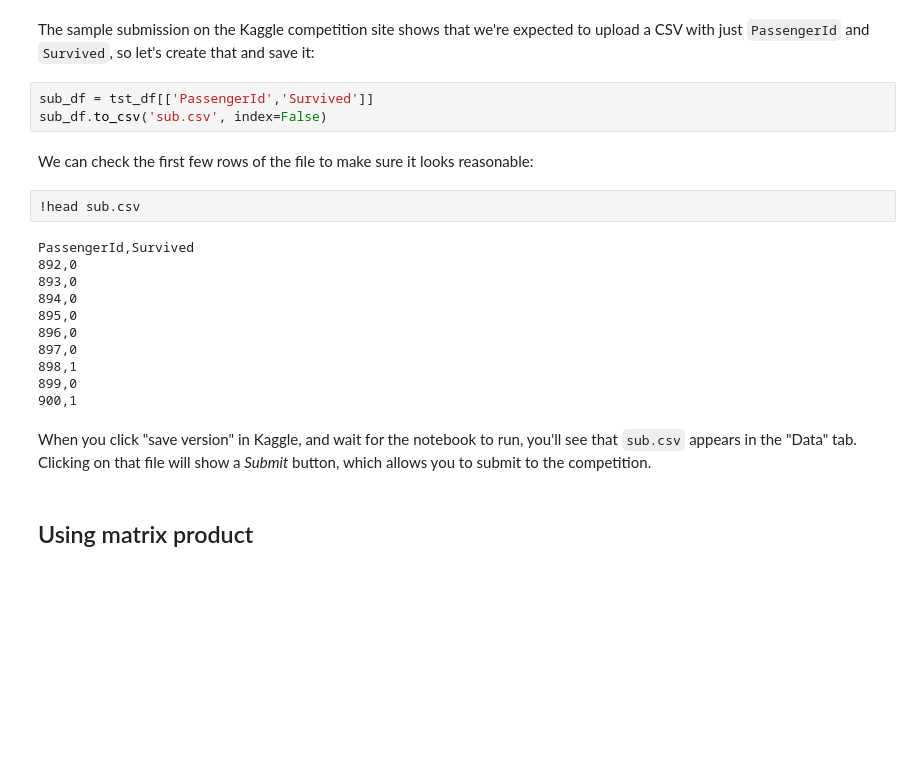
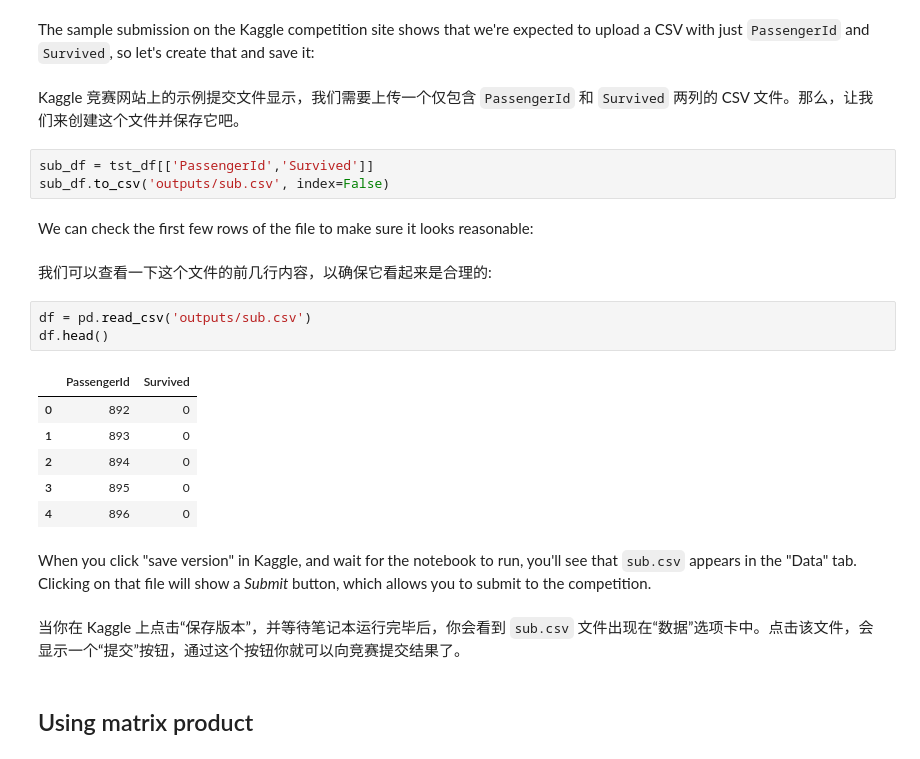
Before and after one commit to georgez9/fastbook, a Jupyter notebook: lesson_notebooks/05_linear-model-and-neural-net-from-scratch.ipynb, the cells around one changed output. Drawn from its saved outputs; the diff is of its cells as text; blank space fills up the shorter version.

```diff
--- a/lesson_notebooks/05_linear-model-and-neural-net-from-scratch.ipynb
+++ b/lesson_notebooks/05_linear-model-and-neural-net-from-scratch.ipynb
@@ -543,26 +719,29 @@ Let's calculate our predictions of which passengers survived in the test set:
 tst_df['Survived'] = (calc_preds(tst_indep, coeffs)>0.5).int()
 # %% [markdown]
 The sample submission on the Kaggle competition site shows that we're expected to upload a CSV with just `PassengerId` and `Survived`, so let's create that and save it:
+# %% [markdown]
+Kaggle 竞赛网站上的示例提交文件显示，我们需要上传一个仅包含 `PassengerId` 和 `Survived` 两列的 CSV 文件。那么，让我们来创建这个文件并保存它吧。
 # %%
 sub_df = tst_df[['PassengerId','Survived']]
-sub_df.to_csv('sub.csv', index=False)
+sub_df.to_csv('outputs/sub.csv', index=False)
 # %% [markdown]
 We can check the first few rows of the file to make sure it looks reasonable:
+# %% [markdown]
+我们可以查看一下这个文件的前几行内容，以确保它看起来是合理的:
 # %%
-!head sub.csv
+df = pd.read_csv('outputs/sub.csv')
+df.head()
 # %% [output]
-PassengerId,Survived
-892,0
-893,0
-894,0
-895,0
-896,0
-897,0
-898,1
-899,0
-900,1
+|  | PassengerId | Survived |
+| 0 | 892 | 0 |
+| 1 | 893 | 0 |
+| 2 | 894 | 0 |
+| 3 | 895 | 0 |
+| 4 | 896 | 0 |
 # %% [markdown]
 When you click "save version" in Kaggle, and wait for the notebook to run, you'll see that `sub.csv` appears in the "Data" tab. Clicking on that file will show a *Submit* button, which allows you to submit to the competition.
+# %% [markdown]
+当你在 Kaggle 上点击“保存版本”，并等待笔记本运行完毕后，你会看到 `sub.csv` 文件出现在“数据”选项卡中。点击该文件，会显示一个“提交”按钮，通过这个按钮你就可以向竞赛提交结果了。
 # %% [markdown]
 ## Using matrix product
 # %% [markdown]
```
Also changed, not shown: parts of 85 cells of this notebook, 1 other file.
